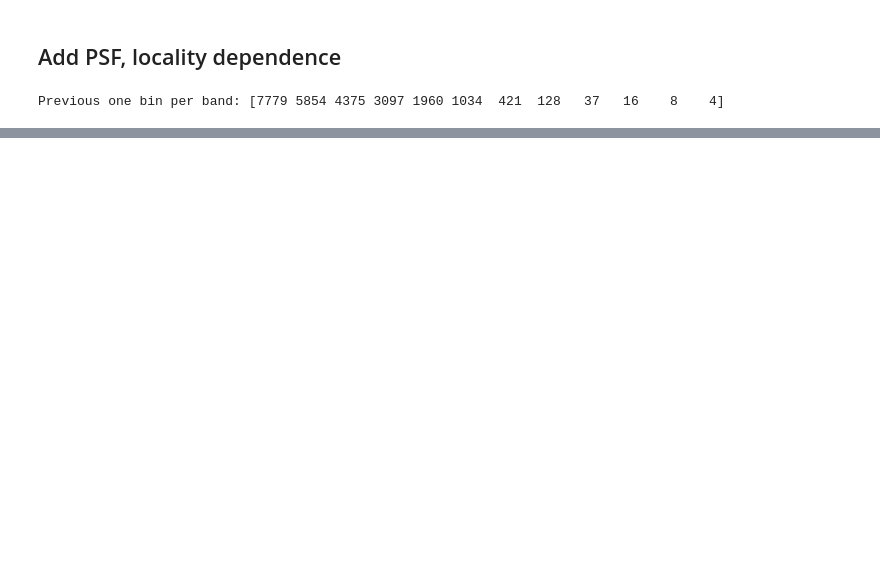
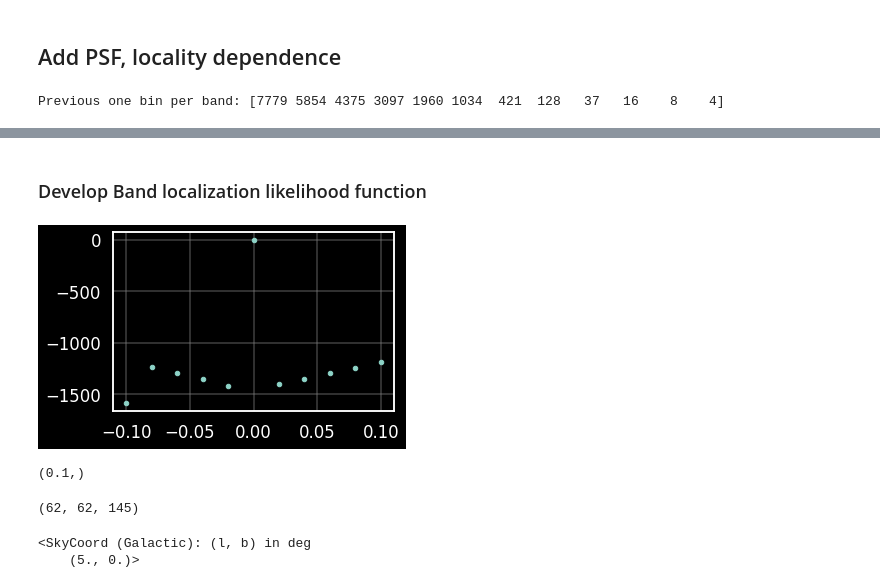
Before and after one commit to tburnett/kerr-diffuse, a Jupyter notebook: demo_model.ipynb, the cells around one changed output, grey strips where cells are left out. Cells and saved outputs as stored; diff of their text form; code cells hidden in the pictures; blank space fills up the shorter version.

```diff
--- a/demo_model.ipynb
+++ b/demo_model.ipynb
@@ -98,0 +52,40 @@ Blazar_Norm               2     4e-12       7.6       0.0      3095
+# %%
+def loglike(self, test_source):
+    """Compute the log-likelihood for the source parameters given the data."""
+
+    data_pix, counts = self.data
+    flux = test_source.model(self.energy)
+    source_pix, v = test_source.response(self).evaluate()
+
+    mask = np.isin(source_pix, data_pix)
+
+    model = v[mask]
+    model *= self.exposure_map(source_pix[mask]) * flux
+    model = np.clip(model, 1e-6, None)
+
+    return np.sum(counts[np.isin(data_pix, source_pix)] * np.log(model) - model)
+# %%
+show(f"""### Develop Band localization likelihood function""")
+
+
+from astropy.coordinates import SkyCoord
+self.data = self.simulate()
+
+test = self.source_model[0].copy()
+z0 = loglike(self, test)
+
+ll = np.linspace(-.1,.1, 11)
+sdd = SkyCoord(ll, test.skydir.b.deg, unit='deg', frame='galactic')
+y = [loglike(self, PointSource(name='', skydir=skydir, model=test.model))-z0 for skydir in sdd]
+plt.plot(ll, y, '.');
+# %% [output]
+### Develop Band localization likelihood function
+[figure, added]
+# %%
+test.copy(skydir=sdd[-1]).skydir.l.deg,
+# %% [output]
+(0.1,)
+# %%
+sum(mask), len(model), len(counts),#len(counts[mask])
+# %% [output]
+(62, 62, 145)
@@ -98,0 +95,7 @@ Blazar_Norm               2     4e-12       7.6       0.0      3095
+# %%
+from like3.sources import PointSource
+PointSource(name=source.name, skydir=source.skydir, model=source.model)
+source.skydir
+# %% [output]
+<SkyCoord (Galactic): (l, b) in deg
+    (5., 0.)>
```
Also changed, not shown: parts of 11 cells of this notebook, 13 other files.
